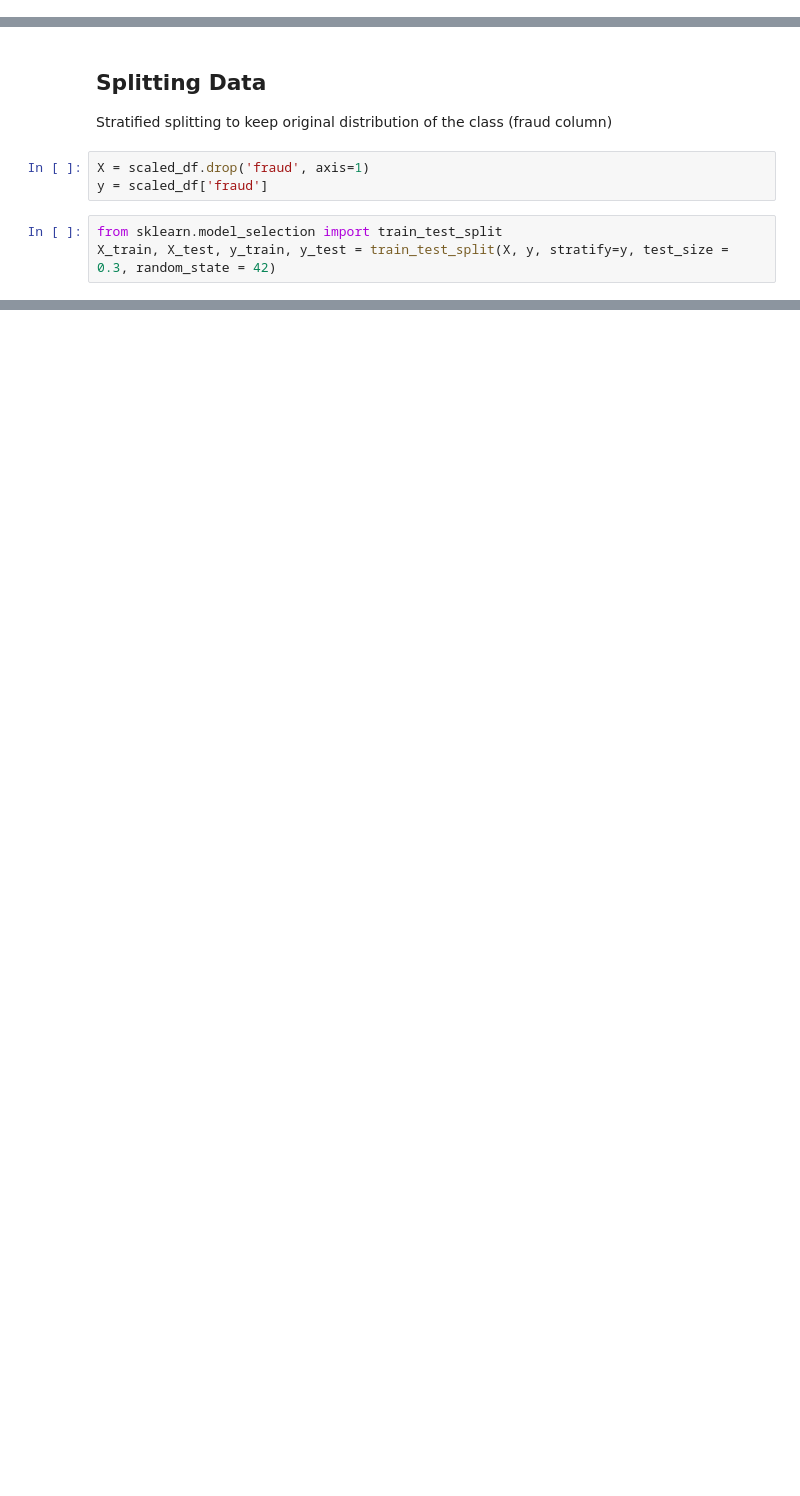
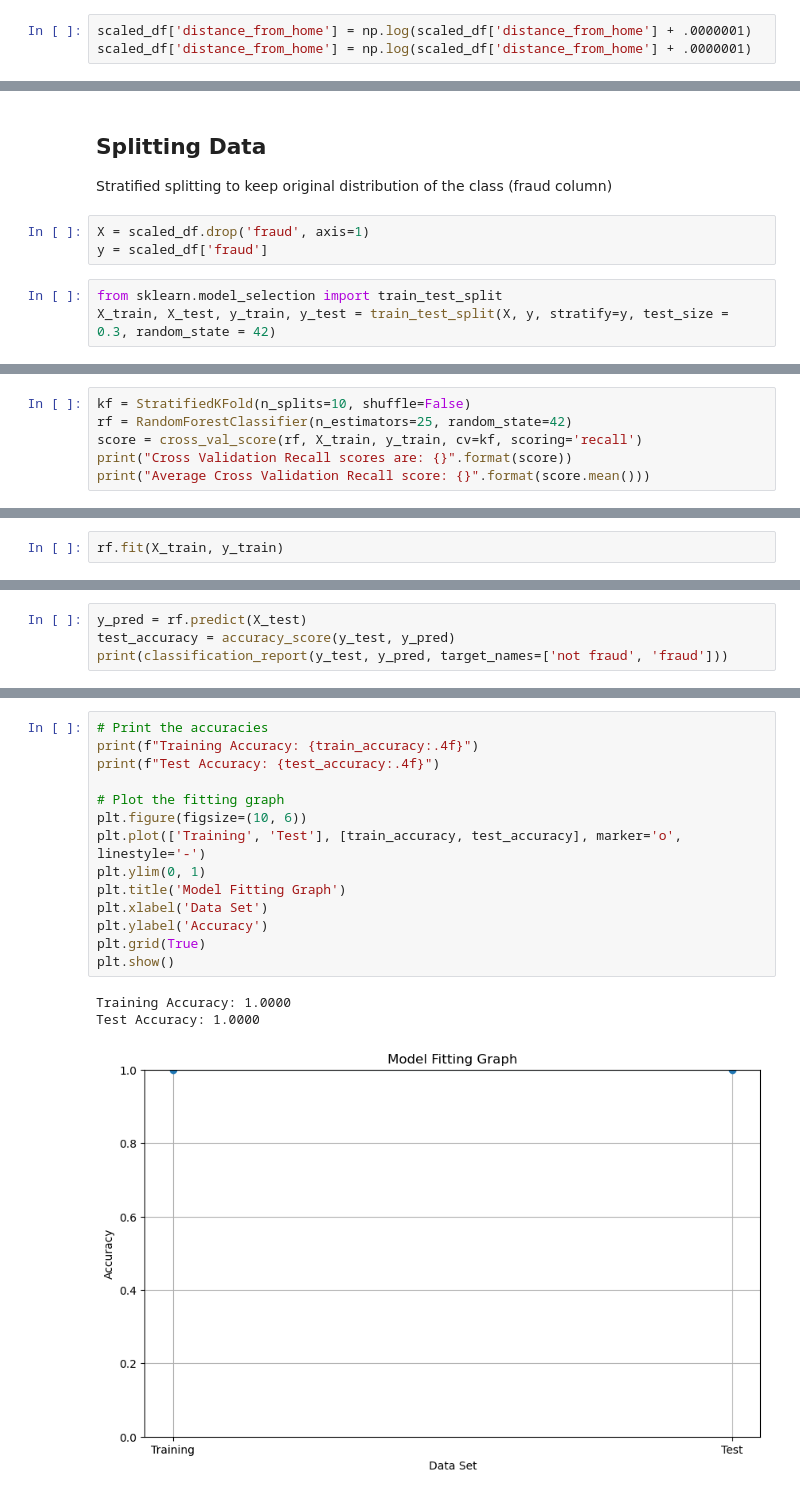
Before and after one commit to binkybarnes/credit-card-fraud, a Jupyter notebook: bruh.ipynb, the cells around one changed output, grey strips where cells are left out. Drawn from its saved outputs; the diff is of its cells as text; blank space fills up the shorter version.

```diff
--- a/bruh.ipynb
+++ b/bruh.ipynb
@@ -126,0 +150,3 @@ sns.pairplot(sample, diag_kind='kde')
+# %%
+scaled_df['distance_from_home'] = np.log(scaled_df['distance_from_home'] + .0000001)
+scaled_df['distance_from_home'] = np.log(scaled_df['distance_from_home'] + .0000001)
@@ -150,0 +193,6 @@ Name: fraud, Length: 700000, dtype: float64
+# %%
+kf = StratifiedKFold(n_splits=10, shuffle=False)
+rf = RandomForestClassifier(n_estimators=25, random_state=42)
+score = cross_val_score(rf, X_train, y_train, cv=kf, scoring='recall')
+print("Cross Validation Recall scores are: {}".format(score))
+print("Average Cross Validation Recall score: {}".format(score.mean()))
@@ -150,0 +203,2 @@ Name: fraud, Length: 700000, dtype: float64
+# %%
+rf.fit(X_train, y_train)
@@ -150,0 +226,4 @@ Name: fraud, Length: 700000, dtype: float64
+# %%
+y_pred = rf.predict(X_test)
+test_accuracy = accuracy_score(y_test, y_pred)
+print(classification_report(y_test, y_pred, target_names=['not fraud', 'fraud']))
@@ -150,0 +239,18 @@ Name: fraud, Length: 700000, dtype: float64
+# %%
+# Print the accuracies
+print(f"Training Accuracy: {train_accuracy:.4f}")
+print(f"Test Accuracy: {test_accuracy:.4f}")
+
+# Plot the fitting graph
+plt.figure(figsize=(10, 6))
+plt.plot(['Training', 'Test'], [train_accuracy, test_accuracy], marker='o', linestyle='-')
+plt.ylim(0, 1)
+plt.title('Model Fitting Graph')
+plt.xlabel('Data Set')
+plt.ylabel('Accuracy')
+plt.grid(True)
+plt.show()
+# %% [output]
+Training Accuracy: 1.0000
+Test Accuracy: 1.0000
+[figure, added]
```
Also changed, not shown: parts of 23 cells of this notebook.
